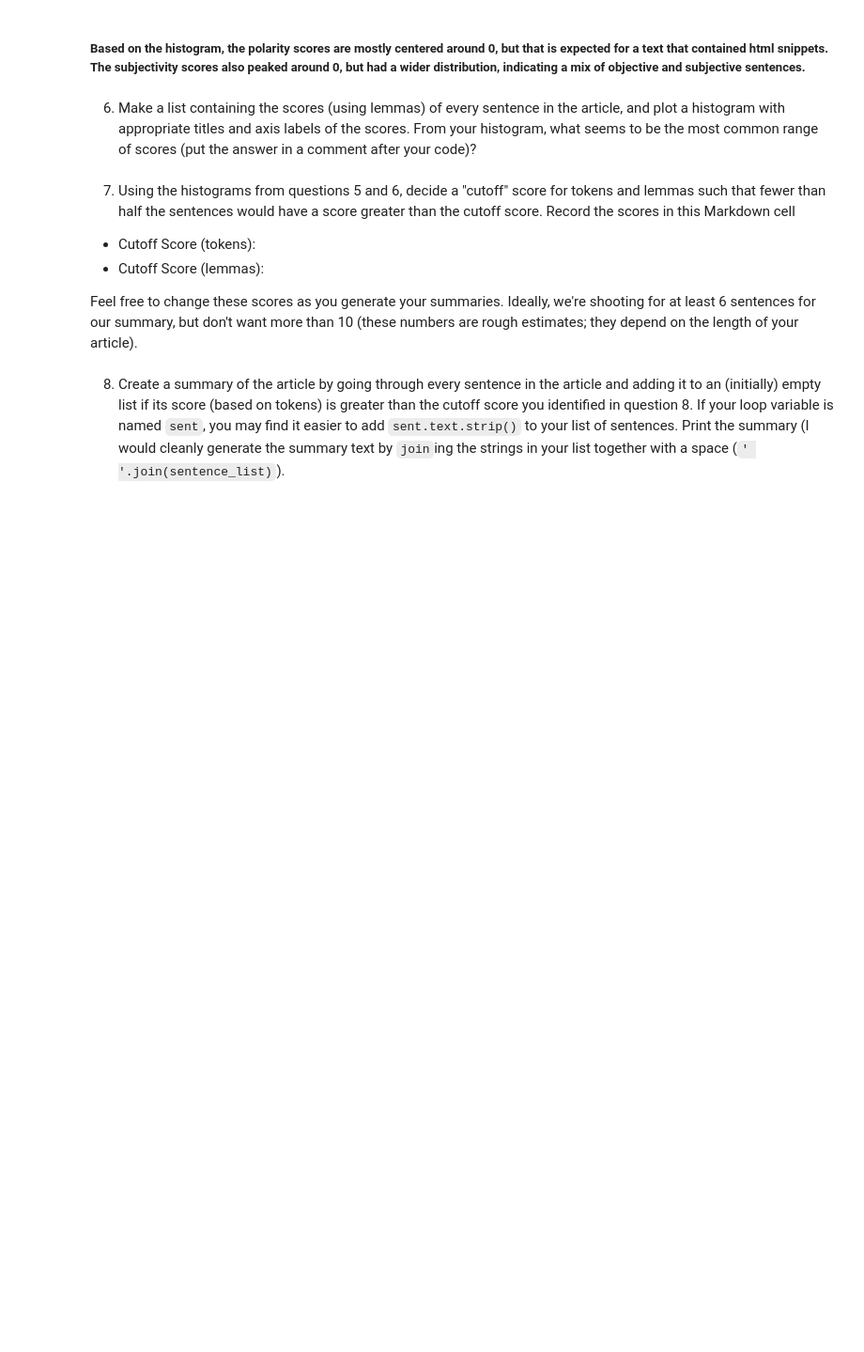
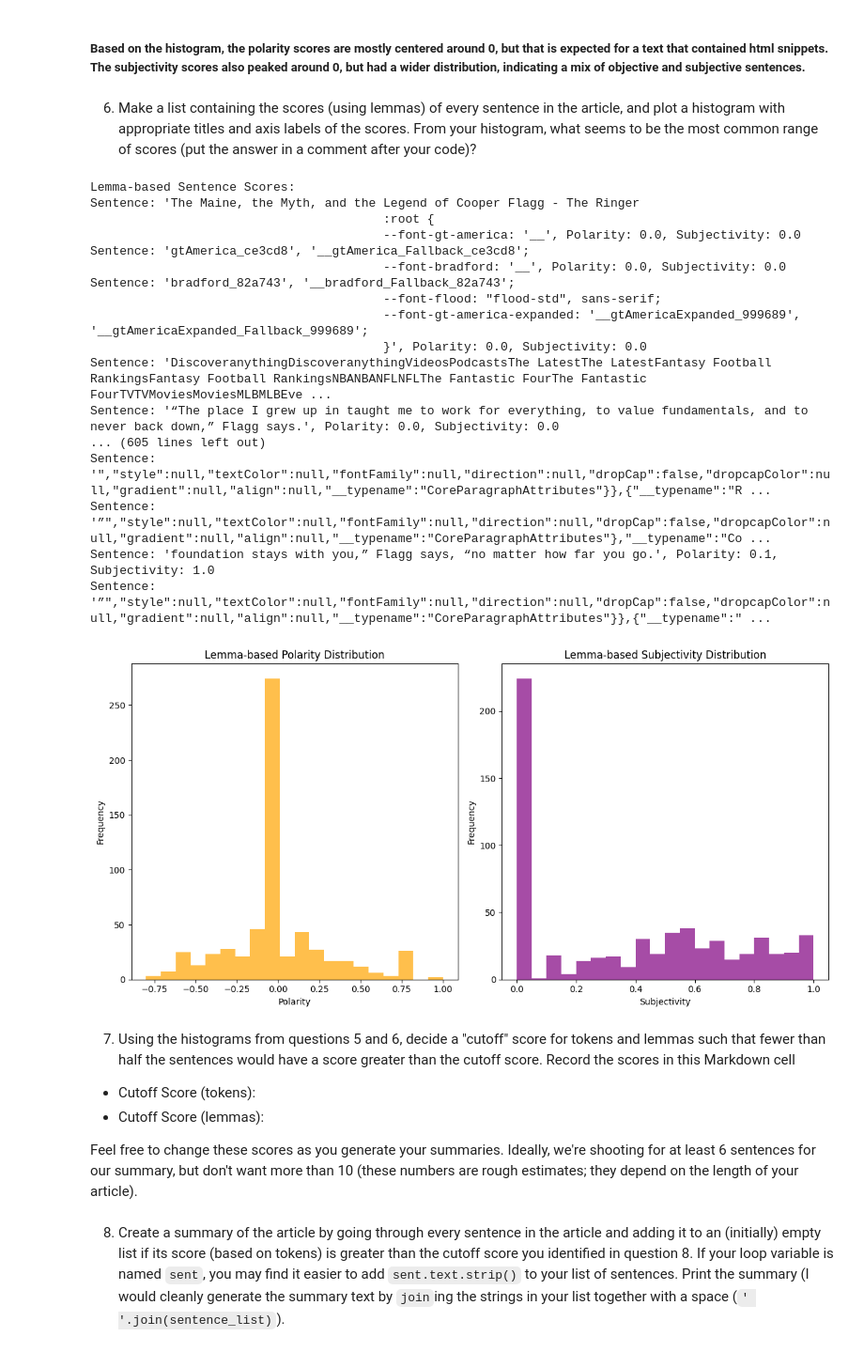
Before and after one commit to matthewellishanson/article-summarizer, a Jupyter notebook: article-summarizer.ipynb, the cells around one changed output. Shown at 94% size. Drawn from its saved outputs; the diff is of its cells as text; code cells hidden in the pictures; blank space fills up the shorter version.

Commit message:
plotting lemma scores

```diff
--- a/article-summarizer.ipynb
+++ b/article-summarizer.ipynb
@@ -193,6 +193,61 @@ Sentence: '”","style":null,"textColor":null,"fontFamily":null,"direction":null
 ##### Based on the histogram, the polarity scores are mostly centered around 0, but that is expected for a text that contained html snippets. The subjectivity scores also peaked around 0, but had a wider distribution, indicating a mix of objective and subjective sentences.
 # %% [markdown]
 6. Make a list containing the scores (using lemmas) of every sentence in the article, and plot a histogram with appropriate titles and axis labels of the scores.  From your histogram, what seems to be the most common range of scores (put the answer in a comment after your code)?
+# %%
+# Get lemma-based polarity and subjectivity scores for every sentence
+lemma_sentence_scores = []
+for sent in doc.sents:
+    lemmas = ' '.join([token.lemma_ for token in sent if not token.is_punct and not token.is_space and not token.is_stop])
+    polarity = TextBlob(lemmas).sentiment.polarity
+    subjectivity = TextBlob(lemmas).sentiment.subjectivity
+    lemma_sentence_scores.append((sent.text, polarity, subjectivity))
+
+# Print lemma-based sentence scores
+print("\nLemma-based Sentence Scores:")
+for sent, polarity, subjectivity in lemma_sentence_scores:
+    print(f"Sentence: '{sent.strip()}', Polarity: {polarity}, Subjectivity: {subjectivity}")
+
+# Plot histogram of lemma-based sentence scores
+def plot_lemma_sentence_scores(lemma_sentence_scores):
+    polarities = [score[1] for score in lemma_sentence_scores]
+    subjectivities = [score[2] for score in lemma_sentence_scores]
+
+    plt.figure(figsize=(12, 6))
+    plt.subplot(1, 2, 1)
+    plt.hist(polarities, bins=20, color='orange', alpha=0.7)
+    plt.title('Lemma-based Polarity Distribution')
+    plt.xlabel('Polarity')
+    plt.ylabel('Frequency')
+
+    plt.subplot(1, 2, 2)
+    plt.hist(subjectivities, bins=20, color='purple', alpha=0.7)
+    plt.title('Lemma-based Subjectivity Distribution')
+    plt.xlabel('Subjectivity')
+    plt.ylabel('Frequency')
+
+    plt.tight_layout()
+    plt.show()
+
+plot_lemma_sentence_scores(lemma_sentence_scores)
+# %% [output]
+Lemma-based Sentence Scores:
+Sentence: 'The Maine, the Myth, and the Legend of Cooper Flagg - The Ringer
+                                        :root {
+                                        --font-gt-america: '__', Polarity: 0.0, Subjectivity: 0.0
+Sentence: 'gtAmerica_ce3cd8', '__gtAmerica_Fallback_ce3cd8';
+                                        --font-bradford: '__', Polarity: 0.0, Subjectivity: 0.0
+Sentence: 'bradford_82a743', '__bradford_Fallback_82a743';
+                                        --font-flood: "flood-std", sans-serif;
+                                        --font-gt-america-expanded: '__gtAmericaExpanded_999689', '__gtAmericaExpanded_Fallback_999689';
+                                        }', Polarity: 0.0, Subjectivity: 0.0
+Sentence: 'DiscoveranythingDiscoveranythingVideosPodcastsThe LatestThe LatestFantasy Football RankingsFantasy Football RankingsNBANBANFLNFLThe Fantastic FourThe Fantastic FourTVTVMoviesMoviesMLBMLBEve ...
+Sentence: '“The place I grew up in taught me to work for everything, to value fundamentals, and to never back down,” Flagg says.', Polarity: 0.0, Subjectivity: 0.0
+... (605 lines left out)
+Sentence: '","style":null,"textColor":null,"fontFamily":null,"direction":null,"dropCap":false,"dropcapColor":null,"gradient":null,"align":null,"__typename":"CoreParagraphAttributes"}},{"__typename":"R ...
+Sentence: '”","style":null,"textColor":null,"fontFamily":null,"direction":null,"dropCap":false,"dropcapColor":null,"gradient":null,"align":null,"__typename":"CoreParagraphAttributes"},"__typename":"Co ...
+Sentence: 'foundation stays with you,” Flagg says, “no matter how far you go.', Polarity: 0.1, Subjectivity: 1.0
+Sentence: '”","style":null,"textColor":null,"fontFamily":null,"direction":null,"dropCap":false,"dropcapColor":null,"gradient":null,"align":null,"__typename":"CoreParagraphAttributes"}},{"__typename":" ...
+[figure, added]
 # %% [markdown]
 7. Using the histograms from questions 5 and 6, decide a "cutoff" score for tokens and lemmas such that fewer than half the sentences would have a score greater than the cutoff score.  Record the scores in this Markdown cell
 
```
